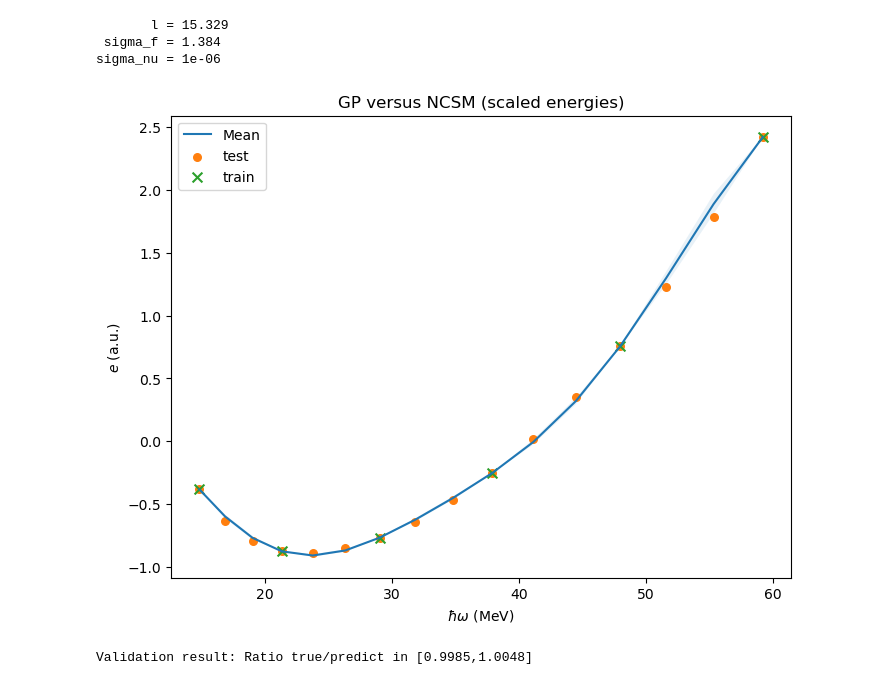
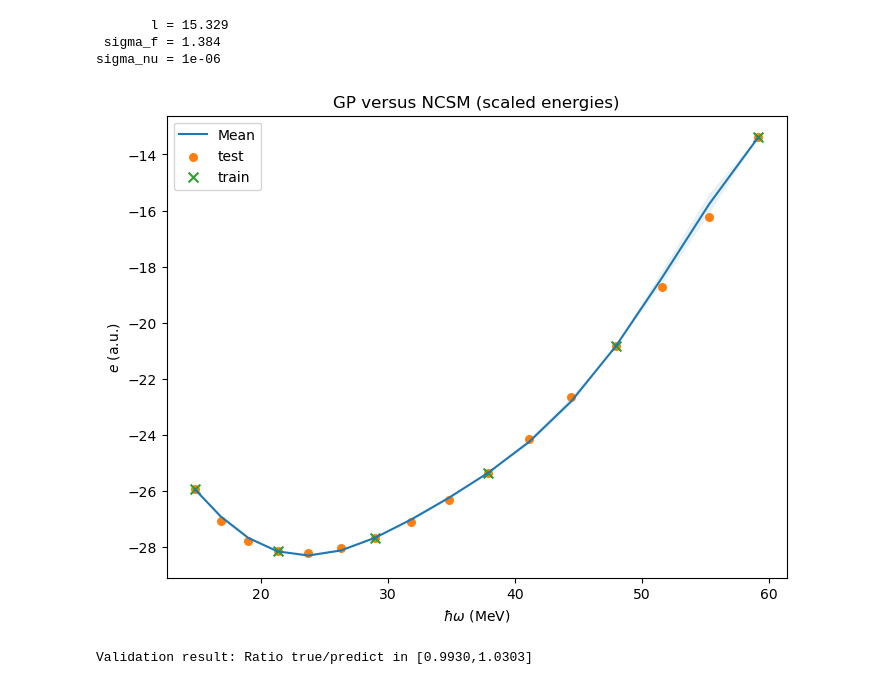
Before and after one commit to stommen/tif285, a Jupyter notebook: MachineLearning/GP/demo-GaussianProcesses.ipynb, the cells around one changed output. Cells and saved outputs as stored; diff of their text form; code cells hidden in the pictures.

```diff
--- a/MachineLearning/GP/demo-GaussianProcesses.ipynb
+++ b/MachineLearning/GP/demo-GaussianProcesses.ipynb
@@ -415,15 +415,3 @@ ax.set_title(r'NCSM results for Li-6 energy with NNLOopt at $N_\mathrm{max}=10$'
 ax.scatter(hw,E,s=10);
 # %% [output]
 [figure]
-# %%
-# Let us scale the target data such that it has mean zero and variance one.
-x=hw
-mE = np.mean(E)
-sE = np.std(E)
-y= (E - mE)/sE
-
-fig,ax = plt.subplots(nrows=1,ncols=1)
-ax.set_ylabel(r'$e$');
-ax.set_xlabel(r'$x$');
-ax.set_title(r'Scaled target data')
-ax.scatter(hw,y,s=10);
@@ -508,26 +494,27 @@ def GPplot(X_new, mu_new, cov_new, ax=None, credibility=0.95):
 # %%
 fig, ax = plt.subplots(1,1,figsize=(8,6))
 # Compute posterior mean and covariance at points `xp`
 xp = x[:, np.newaxis]
 mu_opt, cov_opt = gpr_sklearn.predict(xp, return_cov=True)
 GPplot(xp, mu_opt, cov_opt, ax=ax)
 # Add all available data
-ax.scatter(hw,(E-mE)/sE,s=30,label='test');
+#ax.scatter(hw,(E-mE)/sE,s=30,label='test');
+ax.scatter(hw,E,s=30,label='test');
 ax.scatter(xt,yt,s=50, marker='x', label='train');
 ax.set(xlabel=r'$\hbar\omega$ (MeV)',ylabel=r'${e}$ (a.u.)')
 ax.set_title(r'GP versus NCSM (scaled energies)')
 ax.legend();
 # %% [output]
-[figure, old version]
+[figure, new version]
 # %%
 # We will print the largest ratios (predict-true)/predict for the validation data.
 ratio_min=1.
 ratio_max=1.
 
 for i,yi in enumerate(mu_opt.flatten()):
-    ratio_min=min(ratio_min,np.abs((y[i]+mE)/(yi+mE)))
-    ratio_max=max(ratio_max,np.abs((y[i]+mE)/(yi+mE)))
+    ratio_min=min(ratio_min,np.abs(y[i]/yi))
+    ratio_max=max(ratio_max,np.abs(y[i]/yi))
 
 print(f'Validation result: Ratio true/predict in [{ratio_min:6.4f},{ratio_max:6.4f}]')
 # %% [output]
-Validation result: Ratio true/predict in [0.9985,1.0048]
+Validation result: Ratio true/predict in [0.9930,1.0303]
```
Also changed, not shown: parts of 9 cells of this notebook.
